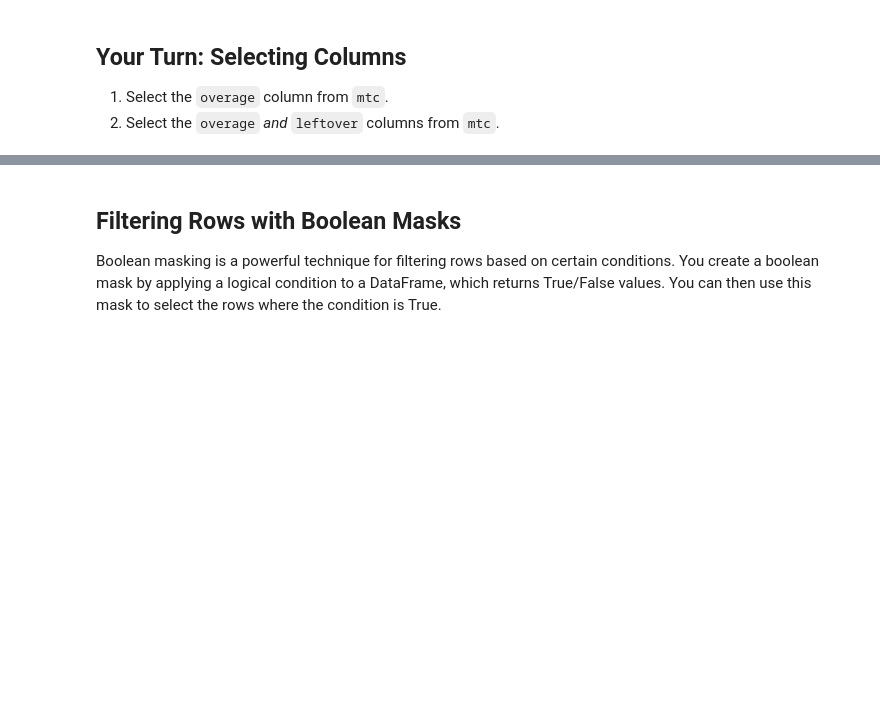
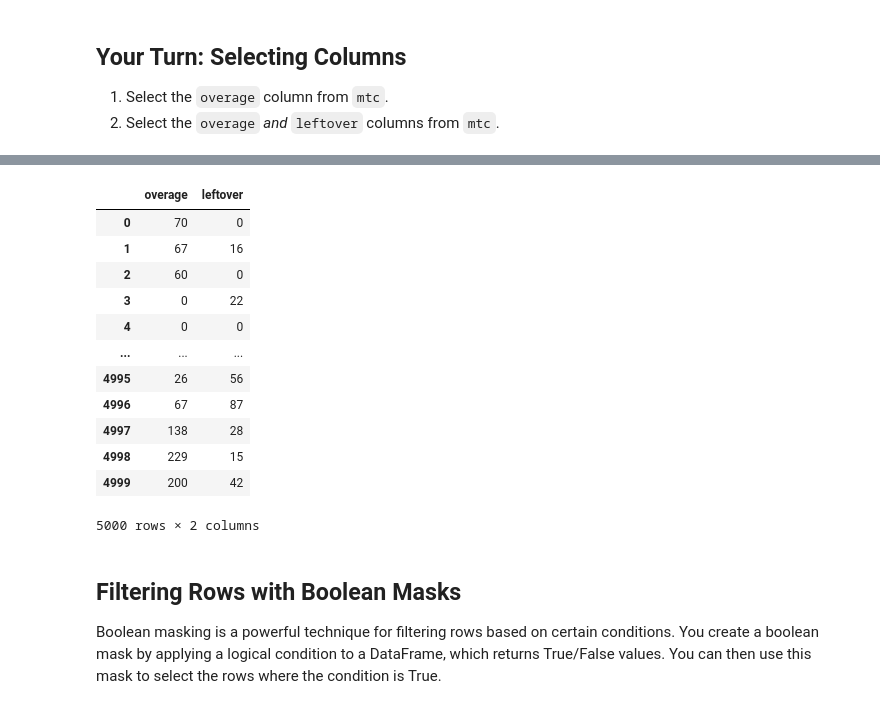
Before and after one commit to GUGUGANG/IS_4487_Tokyo, a Jupyter notebook: Hanson_Gu_day2_lab_megatelco_intro.ipynb, the cells around one changed output, grey strips where cells are left out. Drawn from its saved outputs; the diff is of its cells as text; code cells hidden in the pictures; blank space fills up the shorter version.

```diff
--- a/Hanson_Gu_day2_lab_megatelco_intro.ipynb
+++ b/Hanson_Gu_day2_lab_megatelco_intro.ipynb
@@ -80,5 +176,20 @@ mtc[['college', 'income']]
 # %%
 # Your code goes here
+mtc[['overage', 'leftover']]
+# %% [output]
+|  | overage | leftover |
+| 0 | 70 | 0 |
+| 1 | 67 | 16 |
+| 2 | 60 | 0 |
+| 3 | 0 | 22 |
+| 4 | 0 | 0 |
+| ... | ... | ... |
+| 4995 | 26 | 56 |
+| 4996 | 67 | 87 |
+| 4997 | 138 | 28 |
+| 4998 | 229 | 15 |
+| 4999 | 200 | 42 |
+5000 rows × 2 columns
 # %% [markdown]
 ## Filtering Rows with Boolean Masks
 
```
Also changed, not shown: parts of 17 cells of this notebook.
